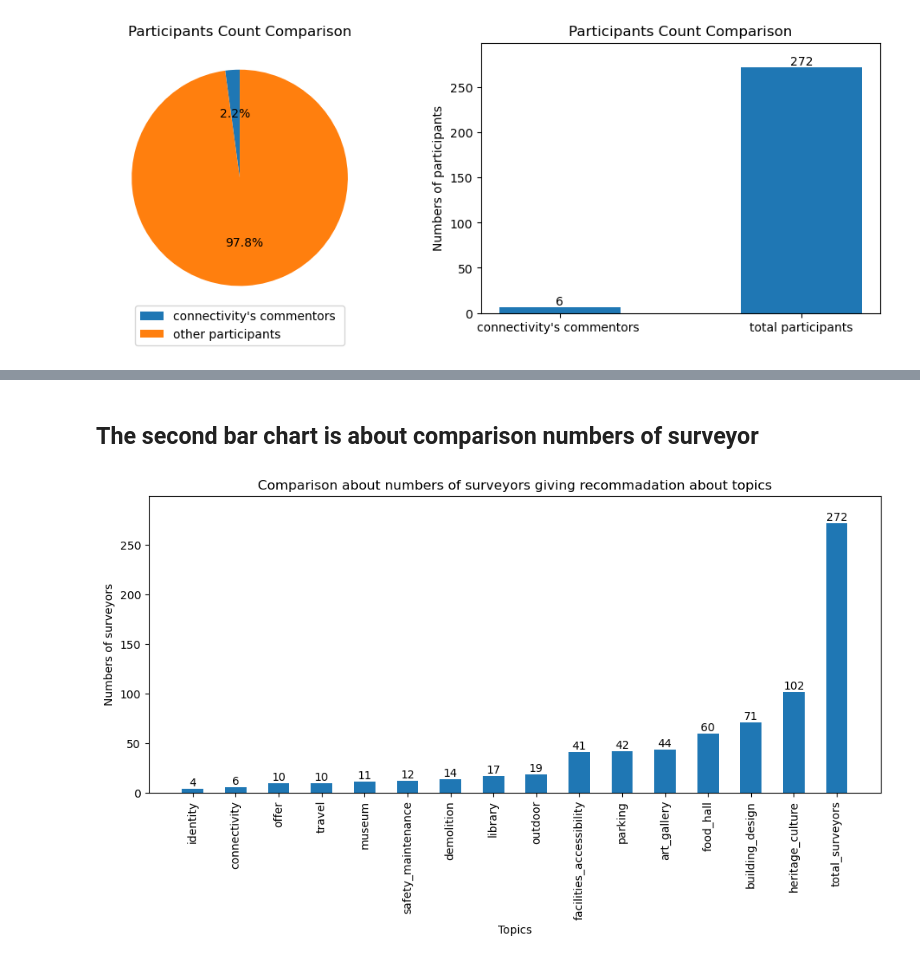
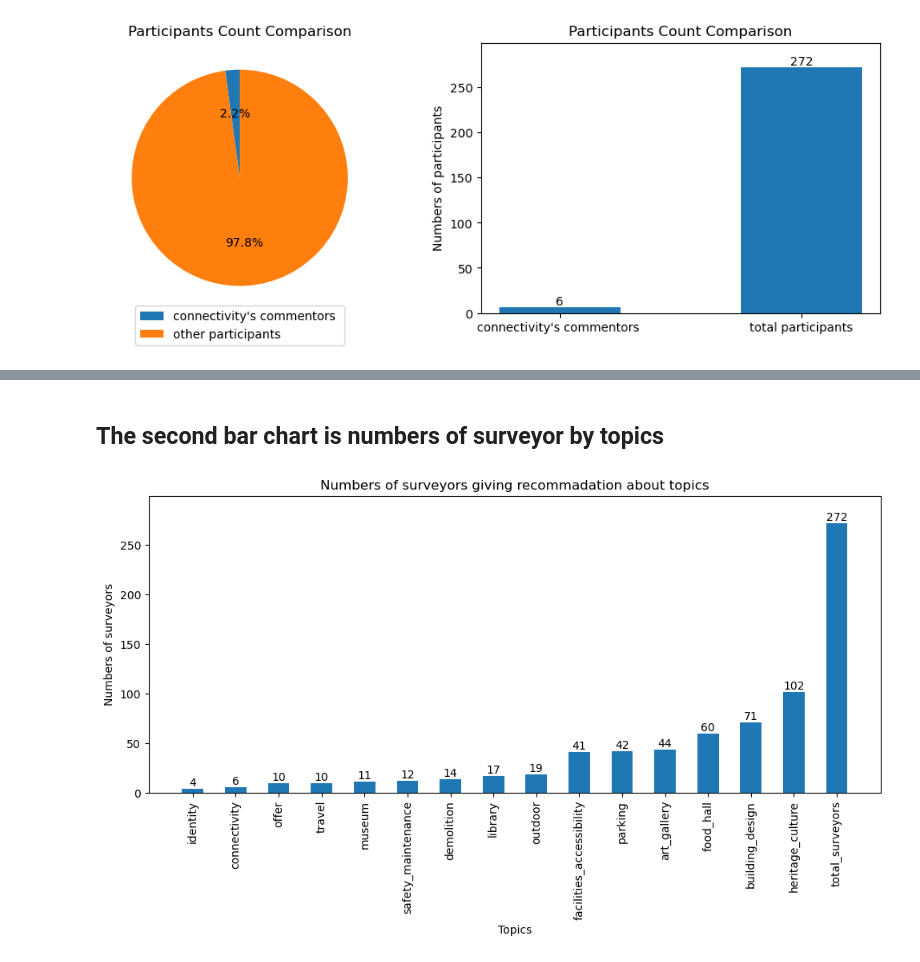
Before and after one commit to judytruchuynh/ConterContext, a Jupyter notebook: text_analysis.ipynb, the cells around one changed output, grey strips where cells are left out. Cells and saved outputs as stored; diff of their text form; code cells hidden in the pictures.

```diff
--- a/text_analysis.ipynb
+++ b/text_analysis.ipynb
@@ -149,5 +159,5 @@ def create_word_frequency_table(recommendations_list):
 # %%
-new_df = split_sentences(df_1, 'Recommendations')
+new_df = split_sentences_3(df_1, 'Recommendations')
 
 # Print the new dataframe
 new_df
@@ -359,13 +387,13 @@ plot_lengths_comments(list_df_splited, name_df_splited)
 # %% [markdown]
-## The second bar chart is about comparison numbers of surveyor
+## The second bar chart is numbers of surveyor by topics
 # %%
 # Create a list of the dataframes
 list_df = [new_df_building_design, new_df_heritage_culture, new_df_demolition, new_df_library, new_df_outdoor, new_df_facilities_accessibility, new_df_identity, new_df_connectivity, new_df_offer, new_df_travel, new_df_safety_maintenance, new_df_parking, new_df_art_gallery, new_df_museum, new_df_food_hall, df_1]
 # Create a list of names for each dataframe
 name_df = ['building_design','heritage_culture','demolition','library','outdoor','facilities_accessibility','identity','connectivity','offer','travel','safety_maintenance','parking','art_gallery','museum','food_hall', 'total_surveyors']
 
 
 # Call the function to plot the numbers of surveyors
-plot_numbers_surveyors(list_df, name_df)
+plot_numbers_surveyors_7(list_df, name_df)
 # %% [output]
-[figure, old version]
+[figure, new version]
```
Also changed, not shown: parts of 45 cells of this notebook, 2 other files.
